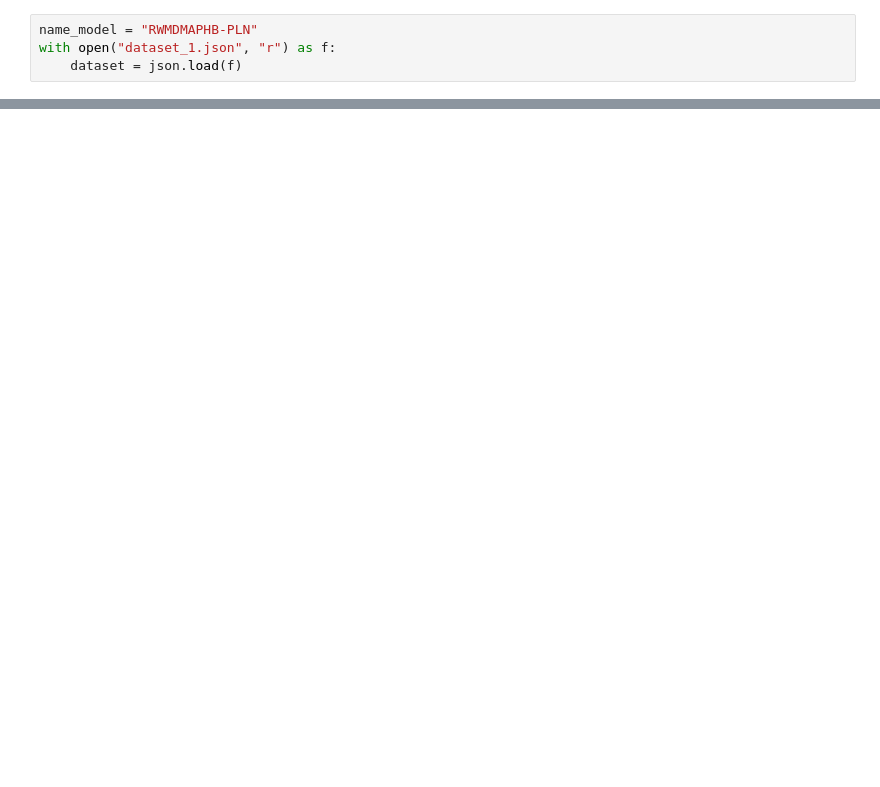
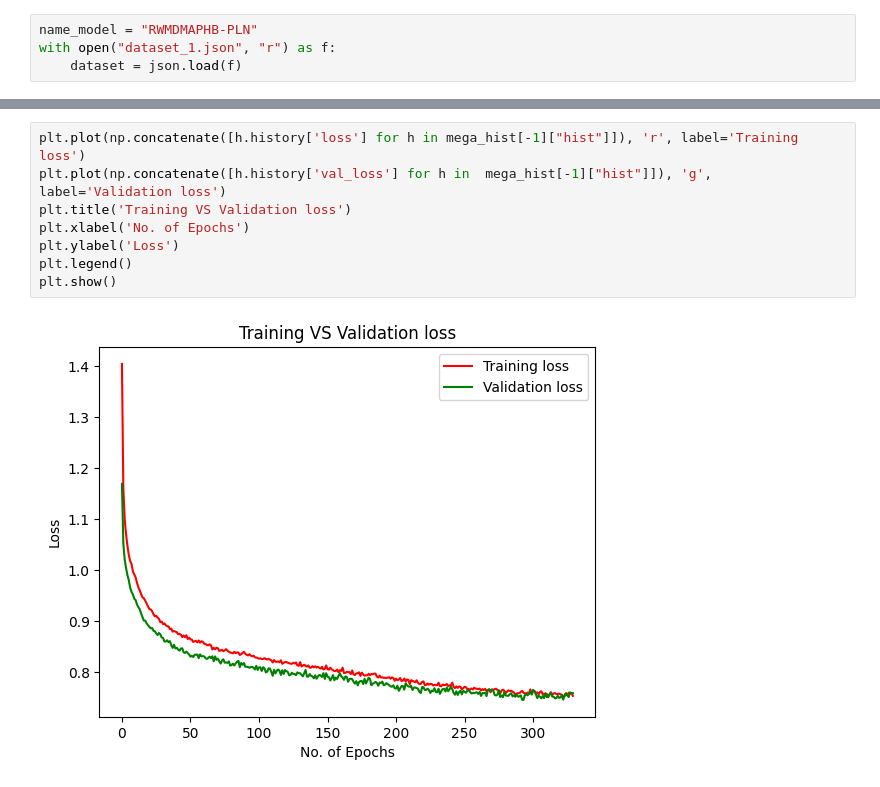
Before and after one commit to Dann38/layout_highlighter, a Jupyter notebook: imgDoc/examples/09-mega-test-script.ipynb, the cells around one changed output, grey strips where cells are left out. Saved outputs shown, nothing was run; the diff lists cells and outputs as text; blank space fills up the shorter version.

```diff
--- a/imgDoc/examples/09-mega-test-script.ipynb
+++ b/imgDoc/examples/09-mega-test-script.ipynb
@@ -189,0 +257,10 @@ with open(name, "w") as f:
+# %%
+plt.plot(np.concatenate([h.history['loss'] for h in mega_hist[-1]["hist"]]), 'r', label='Training loss')
+plt.plot(np.concatenate([h.history['val_loss'] for h in  mega_hist[-1]["hist"]]), 'g', label='Validation loss')
+plt.title('Training VS Validation loss')
+plt.xlabel('No. of Epochs')
+plt.ylabel('Loss')
+plt.legend()
+plt.show()
+# %% [output]
+[figure, added]
```
Also changed, not shown: parts of 12 cells of this notebook, 5 other files.
